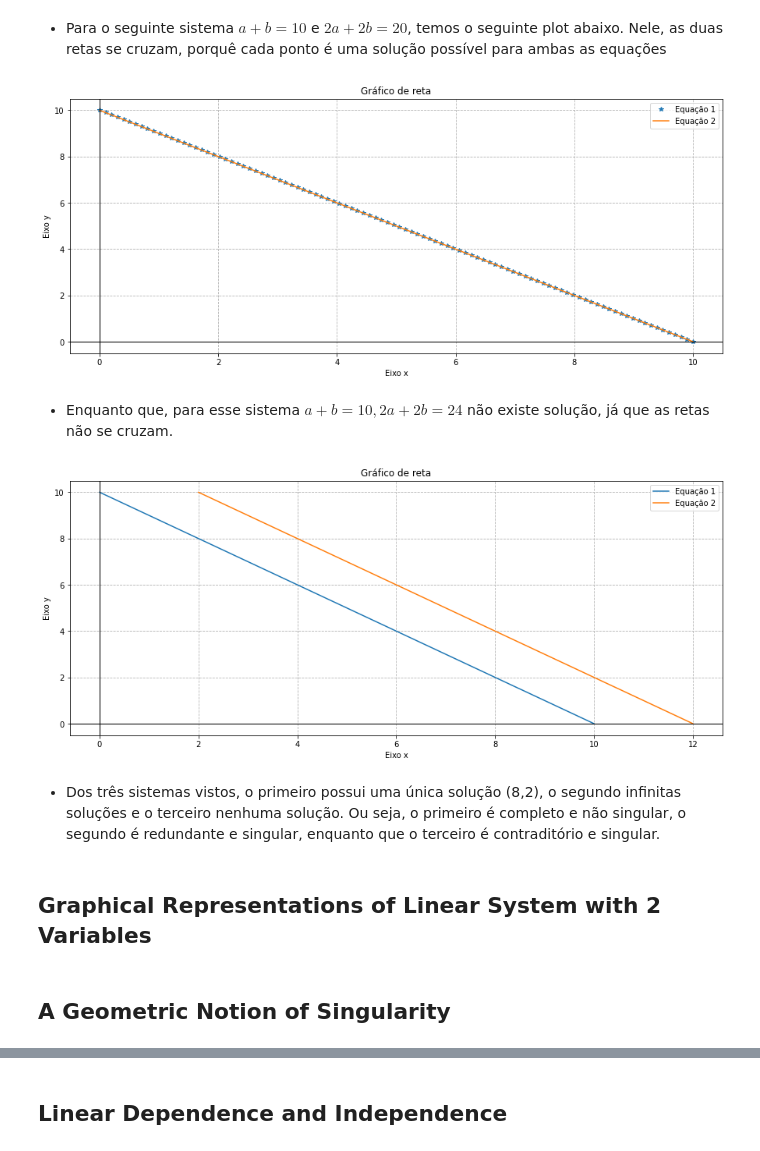
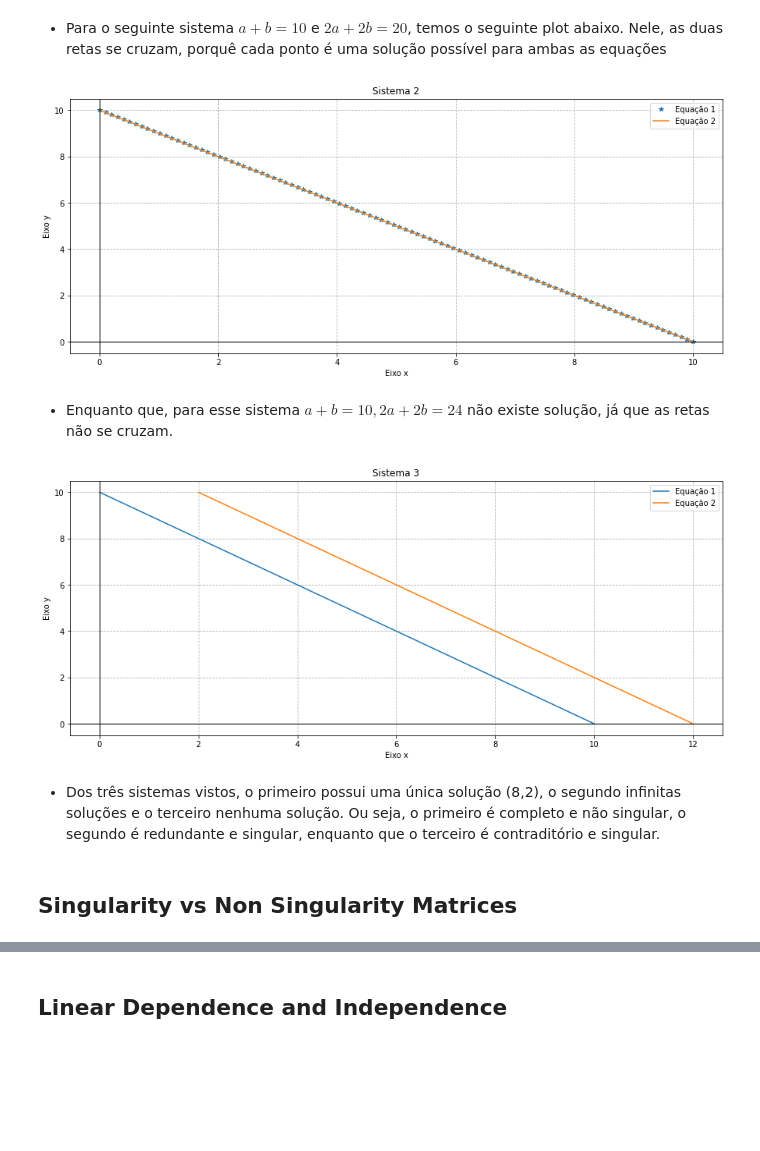
Before and after one commit to k3ybladewielder/math_for_ml_ds, a Jupyter notebook: linear_algebra_for_ml_ds.ipynb, the cells around one changed output, grey strips where cells are left out. Saved outputs shown, nothing was run; the diff lists cells and outputs as text; code cells hidden in the pictures; blank space fills up the shorter version.

```diff
--- a/linear_algebra_for_ml_ds.ipynb
+++ b/linear_algebra_for_ml_ds.ipynb
@@ -111,26 +128,26 @@ plt.show()
 # %%
 import matplotlib.pyplot as plt
 import numpy as np
 
 # Resolvendo o sistema linear
 a = np.linspace(-0, 10, 100)
 b = 10 - a
 
 a2 = (20 - 2 * b) / 2
 
 fig, ax = plt.subplots()
 ax.plot(a, b, '*', label='Equação 1')
 ax.plot(a2, b, '-', label='Equação 2')
 ax.grid(linestyle='--')
 ax.axhline(0, color='black', lw=1)
 ax.axvline(0, color='black', lw=1)
-ax.title.set_text("Gráfico de reta")
+ax.title.set_text("Sistema 2")
 ax.set_xlabel("Eixo x")
 ax.set_ylabel("Eixo y")
 ax.legend()
 plt.show()
 # %% [output]
-[figure, old version]
+[figure, new version]
 # %% [markdown]
 * Enquanto que, para esse sistema $a + b = 10, 2a + 2b = 24$ não existe solução, já que as retas não se cruzam.
 # %%
@@ -149,16 +166,14 @@ ax.plot(a2, b, '-', label='Equação 2')
 ax.grid(linestyle='--')
 ax.axhline(0, color='black', lw=1)
 ax.axvline(0, color='black', lw=1)
-ax.title.set_text("Gráfico de reta")
+ax.title.set_text("Sistema 3")
 ax.set_xlabel("Eixo x")
 ax.set_ylabel("Eixo y")
 ax.legend()
 plt.show()
 # %% [output]
-[figure, old version]
+[figure, new version]
 # %% [markdown]
 * Dos três sistemas vistos, o primeiro possui uma única solução (8,2), o segundo infinitas soluções e o terceiro nenhuma solução. Ou seja, o primeiro é completo e não singular, o segundo é redundante e singular, enquanto que o terceiro é contraditório e singular.
-# %% [markdown]
-## Graphical Representations of Linear System with 2 Variables
-# %% [markdown]
-## A Geometric Notion of Singularity
+# %% [markdown]
+## Singularity vs Non Singularity Matrices
```
Also changed, not shown: parts of 14 cells of this notebook, 1 other file.
